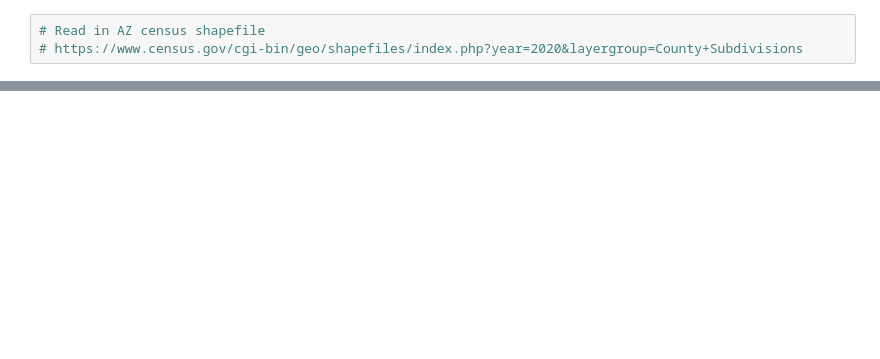
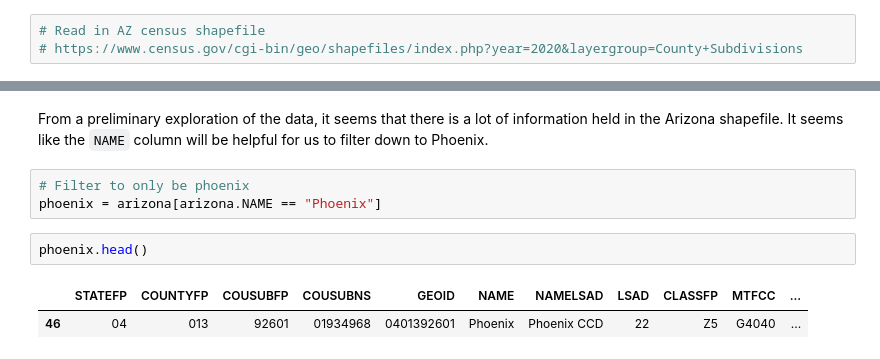
Before and after one commit to egp4aq/phoenix-biodiversity-analysis, a Jupyter notebook: bii_phx.ipynb, the cells around one changed output, grey strips where cells are left out. Cells and saved outputs as stored; diff of their text form; blank space fills up the shorter version.

```diff
--- a/bii_phx.ipynb
+++ b/bii_phx.ipynb
@@ -31,0 +46,10 @@ Image(url=items[1].assets['rendered_preview'].href, width=500)
+# %% [markdown]
+From a preliminary exploration of the data, it seems that there is a lot of information held in the Arizona shapefile. It seems like the `NAME` column will be helpful for us to filter down to Phoenix.
+# %%
+# Filter to only be phoenix
+phoenix = arizona[arizona.NAME == "Phoenix"]
+# %%
+phoenix.head()
+# %% [output]
+|  | STATEFP | COUNTYFP | COUSUBFP | COUSUBNS | GEOID | NAME | NAMELSAD | LSAD | CLASSFP | MTFCC | ... |
+| 46 | 04 | 013 | 92601 | 01934968 | 0401392601 | Phoenix | Phoenix CCD | 22 | Z5 | G4040 | ... |
```
Also changed, not shown: parts of 8 cells of this notebook.
